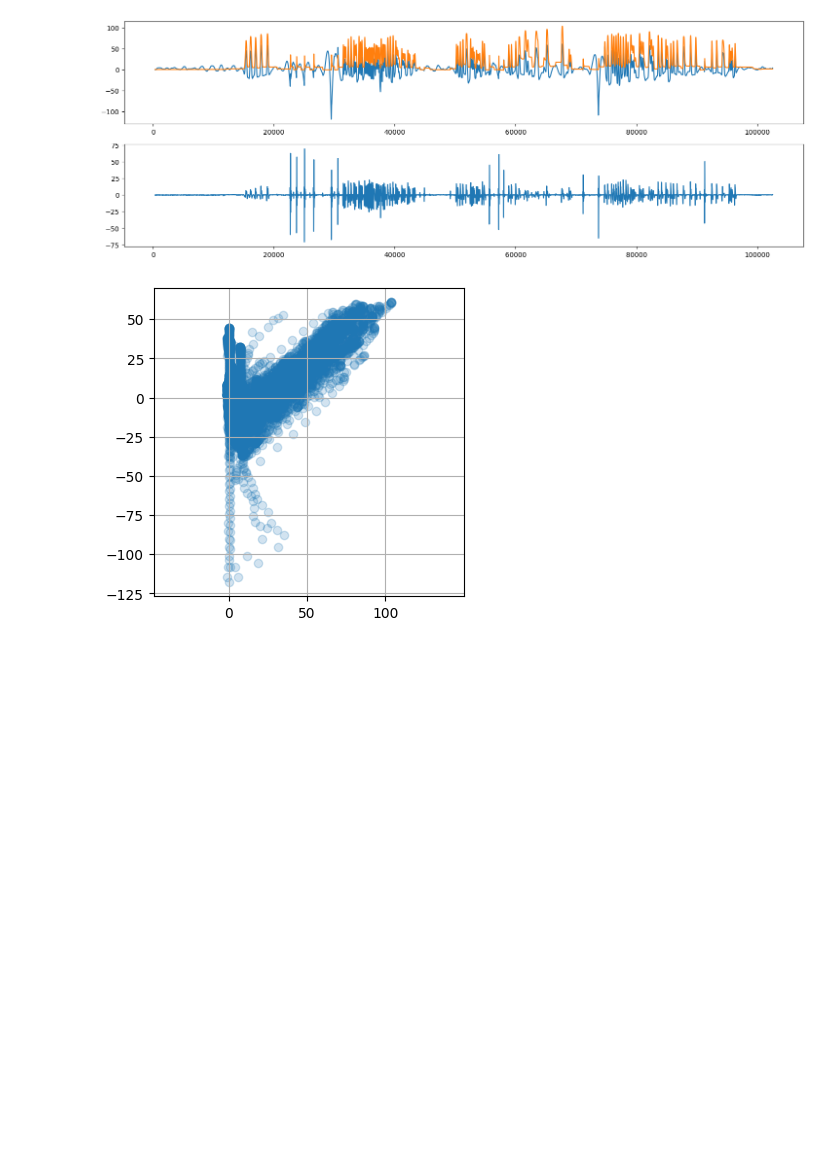
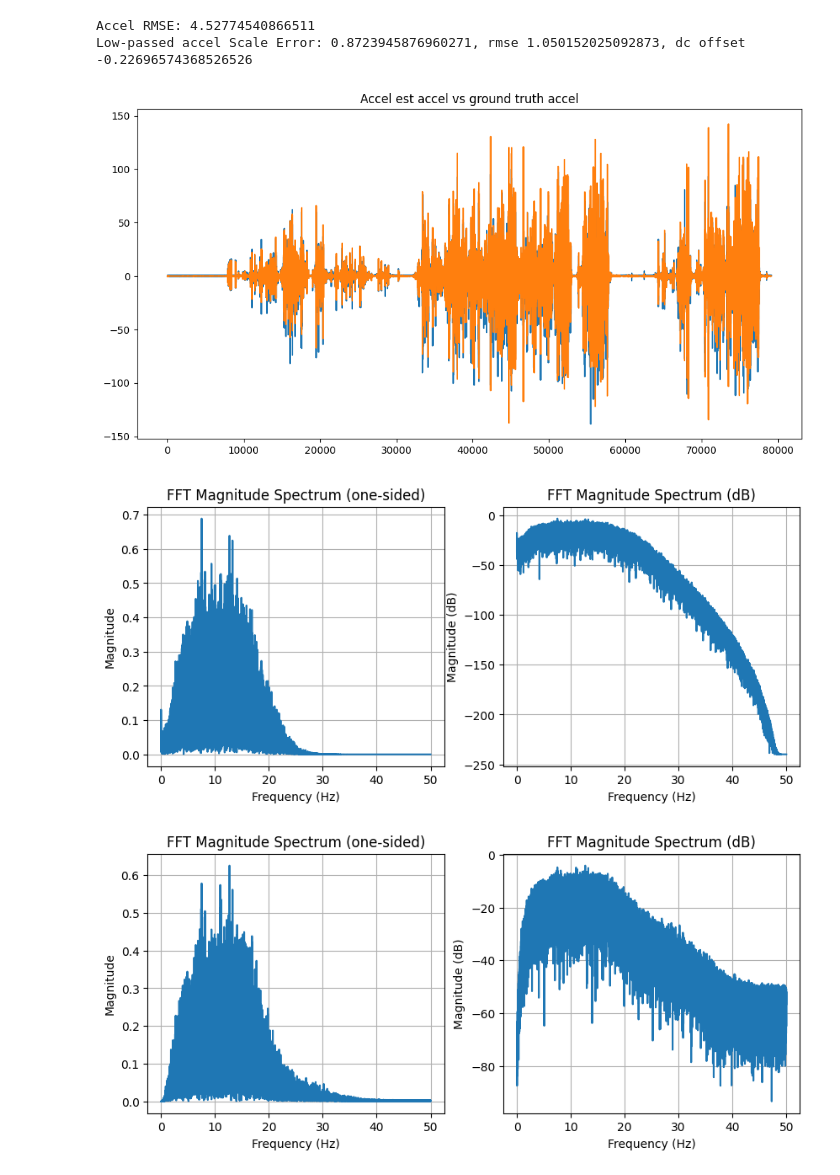
Before and after one commit to colinpate/sus, a Jupyter notebook: sensor_processing.ipynb, the cells around one changed output. Saved outputs shown, nothing was run; the diff lists cells and outputs as text; code cells hidden in the pictures; blank space fills up the shorter version.

```diff
--- a/sensor_processing.ipynb
+++ b/sensor_processing.ipynb
@@ -12,7 +19,8 @@ def get_spherical(x, y, z):
 # %%
-log_filename = "log018.csv"
+log_filename = "log022.csv"
 df = pd.read_csv("logs/" + log_filename)
 time = df["t_ms"].values
+time_s = time / 1000
 mag_raw = df[["mmc_mG_x", "mmc_mG_y", "mmc_mG_z"]].values
 angle_raw = df["angle_raw"].values * np.pi * 2 / 4096
 accel_proj = np.load(f"net_accel_projected_{log_filename}.npy")
@@ -210,39 +336,40 @@ RMSE (points over 3000): 1.7948353771392775
 # %%
 # Now mess with accel data
-dt_s = np.diff(time, prepend=time[0]) / 1000.0
+dt_s = np.diff(time, prepend=time[0] - 10) / 1000.0
 
-# broadcast to (S, T, A) and compute dv
-dv = accel_proj * dt_s[:, None]
-v = np.cumsum(dv, axis=0) * -1000
+# Get ground truth acceleration by differentiating travel twice
+gt_v = np.diff(travel, prepend=travel[0]) / dt_s / -1000 # convert to m/s
+gt_a = np.diff(gt_v, prepend=gt_v[0]) / dt_s
+rmse_a = np.mean((accel_proj[:, 0] - gt_a) ** 2) ** 0.5
+print(f"Accel RMSE: {rmse_a}")
 
-dx = v * dt_s[:, None]
-x = np.cumsum(dx, axis=0)
+# Lowpass both accelerations and compare
+fc_hz = 5
+sos = butter(N=4, Wn=fc_hz, btype="low", fs=fs, output="sos")
+gt_a_lp = sosfiltfilt(sos, gt_a, axis=0)
+accel_proj_lp = sosfiltfilt(sos, accel_proj[:, 0], axis=0)
+big_enough_accel = np.where(gt_a_lp > 20)
+scale_error = np.mean(gt_a_lp[big_enough_accel] / accel_proj_lp[big_enough_accel])
+lp_rmse = np.mean((gt_a_lp - accel_proj_lp) ** 2) ** 0.5
+dc_offset = np.mean(gt_a_lp - accel_proj_lp)
+print(f"Low-passed accel Scale Error: {scale_error}, rmse {lp_rmse}, dc offset {dc_offset}")
 
-# Lets try a HPF on velocity
-fc_hz = 0.5
-fs = 100
+accel_proj_scaled = accel_proj * scale_error
 
-sos = butter(N=4, Wn=fc_hz, btype="high", fs=fs, output="sos")
-
-v_hp = sosfiltfilt(sos, v, axis=0)
-dx_hp = v_hp * dt_s[:, None]
-x_hp = np.cumsum(dx_hp, axis=0)
+plt.figure(figsize=(12,6))
+# Plot accel vs time
+plt.title("Accel est accel vs ground truth accel")
+plt.plot(accel_proj[:, 0])
+plt.plot(gt_a)
 
 
-# Plot displacement vs travel
-plt.figure(figsize=(18, 6))
-plt.subplot(2, 1, 1)
-plt.plot(time, x_hp[:, 0])
-#plt.subplot(2, 1, 2)
-plt.plot(time, travel)
-# Plot accel vs time
-plt.subplot(2, 1, 2)
-plt.plot(time, accel_proj[:, 0])
-
-plt.figure(figsize=(4, 4))
-plt.scatter(travel, x_hp[:, 0], alpha=0.2)
-plt.axis("equal")
-plt.grid()
+fft_and_histogram(accel_proj[:, 0], fs=100.0, detrend=True, window="hann",
+                      hist_bins=80, hist_log=True, eps=1e-12)
+fft_and_histogram(gt_a, fs=100.0, detrend=True, window="hann",
+                      hist_bins=80, hist_log=True, eps=1e-12)
 # %% [output]
+Accel RMSE: 4.52774540866511
+Low-passed accel Scale Error: 0.8723945876960271, rmse 1.050152025092873, dc offset -0.22696574368526526
-[figure, old version]
+[figure, new version]
-[figure, old version]
+[figure, new version]
+[figure, added]
```
Also changed, not shown: parts of 22 cells of this notebook, 12 other files.
